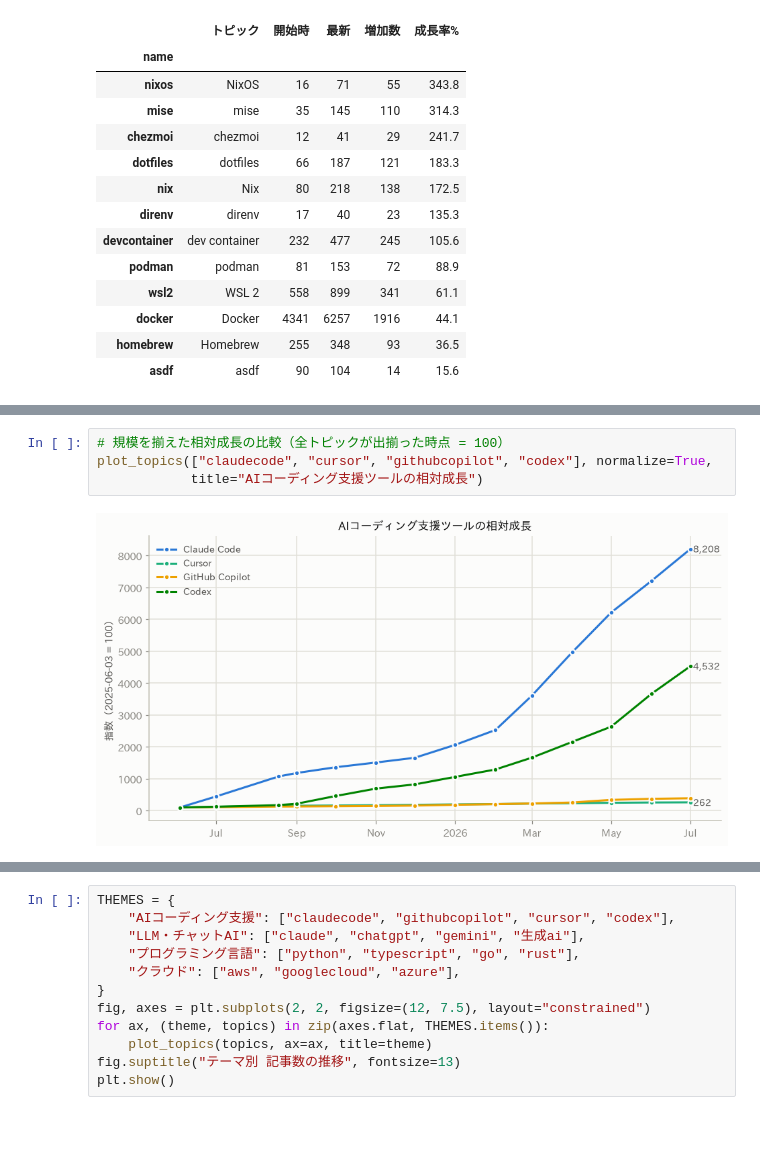
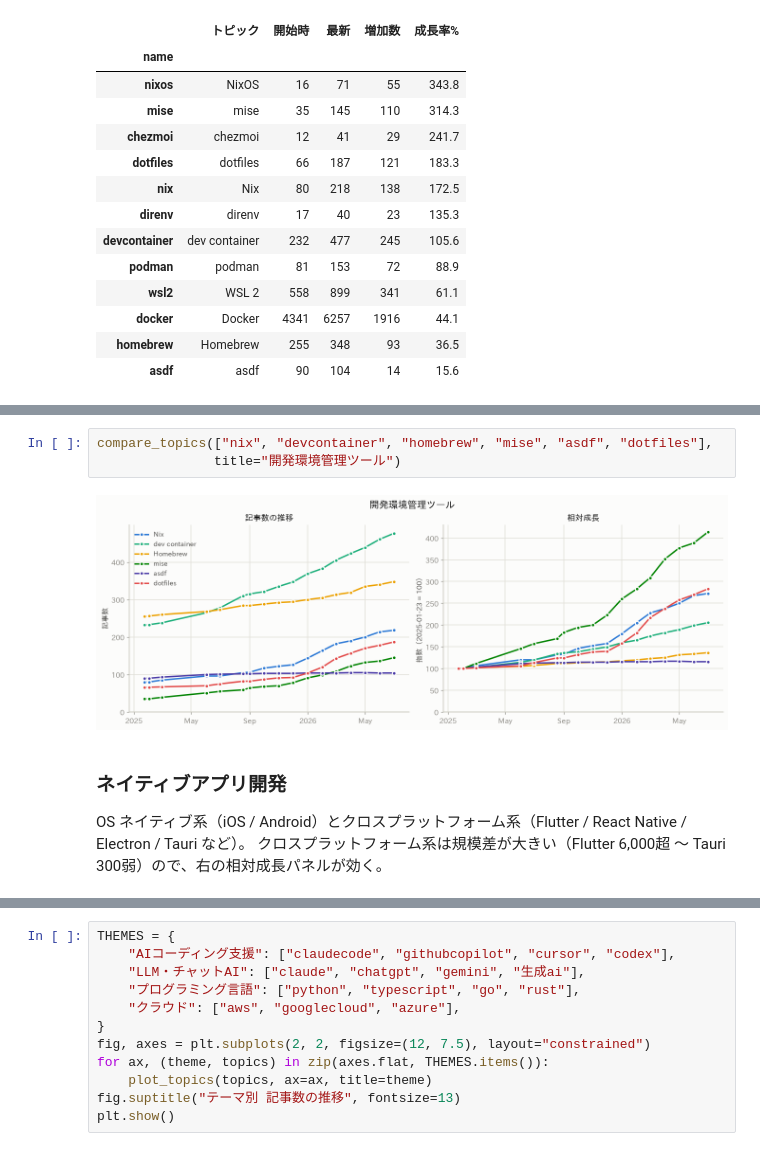
Before and after one commit to fa0311/zenn-topic-analyze, a Jupyter notebook: analysis.ipynb, the cells around one changed output, grey strips where cells are left out. Saved outputs shown, nothing was run; the diff lists cells and outputs as text.

```diff
--- a/analysis.ipynb
+++ b/analysis.ipynb
@@ -537,6 +581,10 @@ plot_topics(["nix", "docker", "devcontainer", "mise", "homebrew"], normalize=Tru
-# %%
-# 規模を揃えた相対成長の比較（全トピックが出揃った時点 = 100）
-plot_topics(["claudecode", "cursor", "githubcopilot", "codex"], normalize=True,
-            title="AIコーディング支援ツールの相対成長")
-# %% [output]
-[figure, removed]
+# %%
+compare_topics(["nix", "devcontainer", "homebrew", "mise", "asdf", "dotfiles"],
+               title="開発環境管理ツール")
+# %% [output]
+[figure, added]
+# %% [markdown]
+### ネイティブアプリ開発
+
+OS ネイティブ系（iOS / Android）とクロスプラットフォーム系（Flutter / React Native / Electron / Tauri など）。
+クロスプラットフォーム系は規模差が大きい（Flutter 6,000超 〜 Tauri 300弱）ので、右の相対成長パネルが効く。
```
Also changed, not shown: parts of 28 cells of this notebook, 2 other files.
